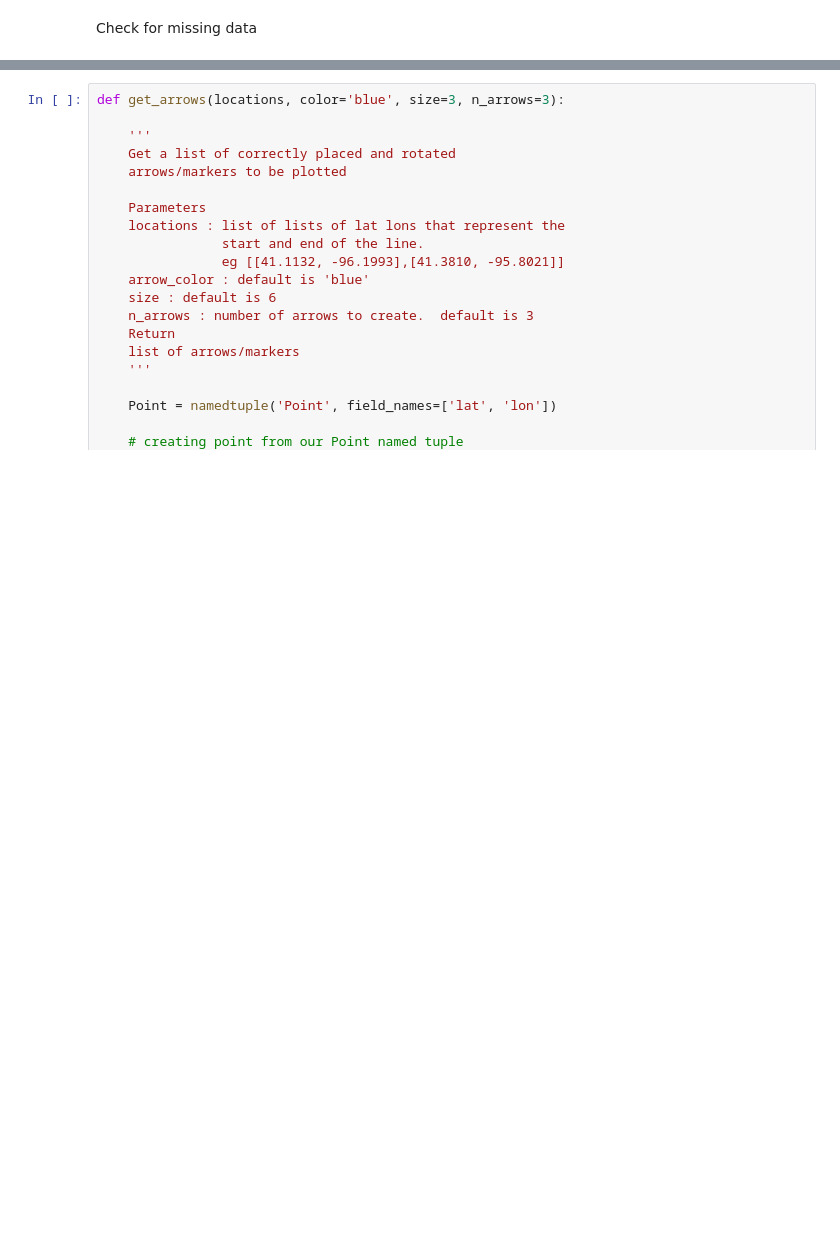
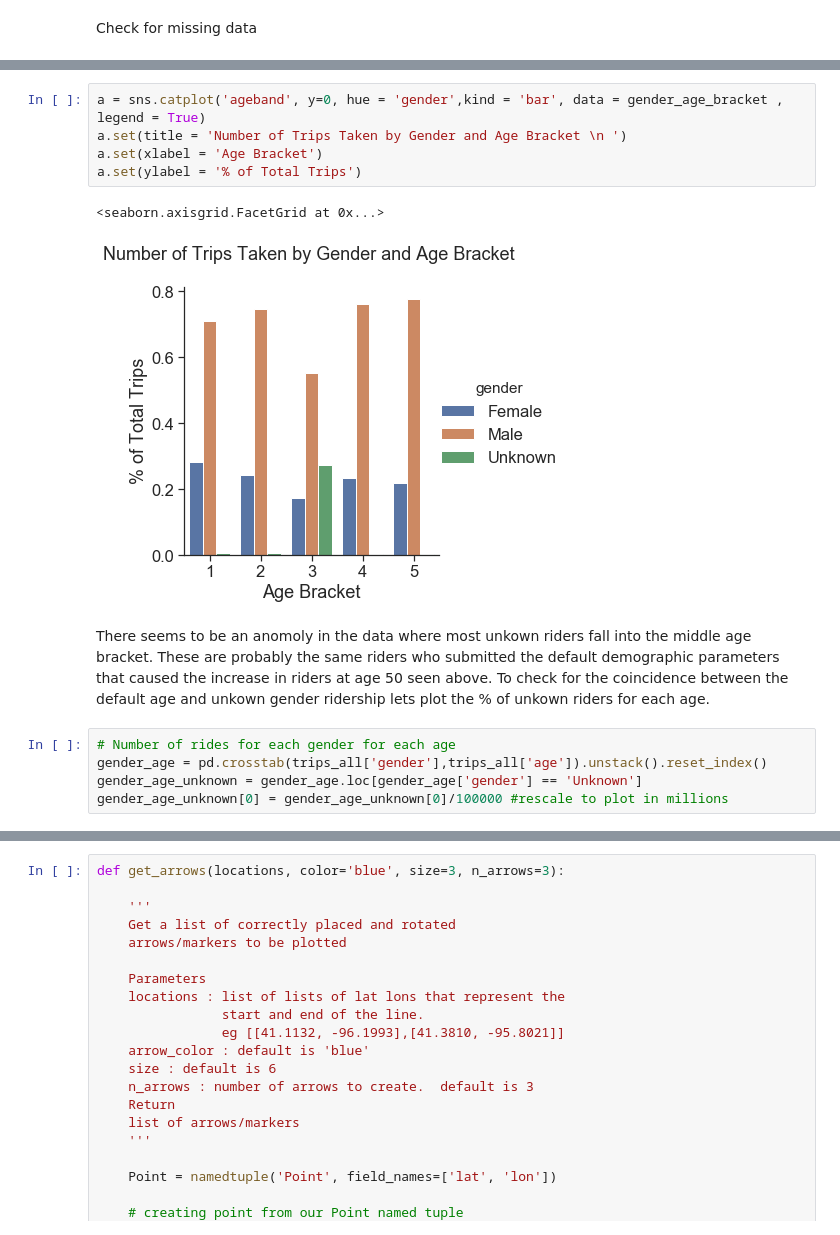
Before and after one commit to achanales/CitiBike_Maps, a Jupyter notebook: code/citibike.ipynb, the cells around one changed output, grey strips where cells are left out. Saved outputs shown, nothing was run; the diff lists cells and outputs as text; blank space fills up the shorter version.

```diff
--- a/code/citibike.ipynb
+++ b/code/citibike.ipynb
@@ -256,0 +222,15 @@ def most_popular_routes(df,num_routes,start_stations,end_stations):
+# %%
+a = sns.catplot('ageband', y=0, hue = 'gender',kind = 'bar', data = gender_age_bracket , legend = True)
+a.set(title = 'Number of Trips Taken by Gender and Age Bracket \n ')
+a.set(xlabel = 'Age Bracket')
+a.set(ylabel = '% of Total Trips')
+# %% [output]
+<seaborn.axisgrid.FacetGrid at 0x...>
+[figure, added]
+# %% [markdown]
+There seems to be an anomoly in the data where most unkown riders fall into the middle age bracket. These are probably the same riders who submitted the default demographic parameters that caused the increase in riders at age 50 seen above. To check for the coincidence between the default age and unkown gender ridership lets plot the % of unkown riders for each age.
+# %%
+# Number of rides for each gender for each age
+gender_age = pd.crosstab(trips_all['gender'],trips_all['age']).unstack().reset_index()
+gender_age_unknown = gender_age.loc[gender_age['gender'] == 'Unknown']
+gender_age_unknown[0] = gender_age_unknown[0]/100000 #rescale to plot in millions
```
Also changed, not shown: parts of 82 cells of this notebook.
